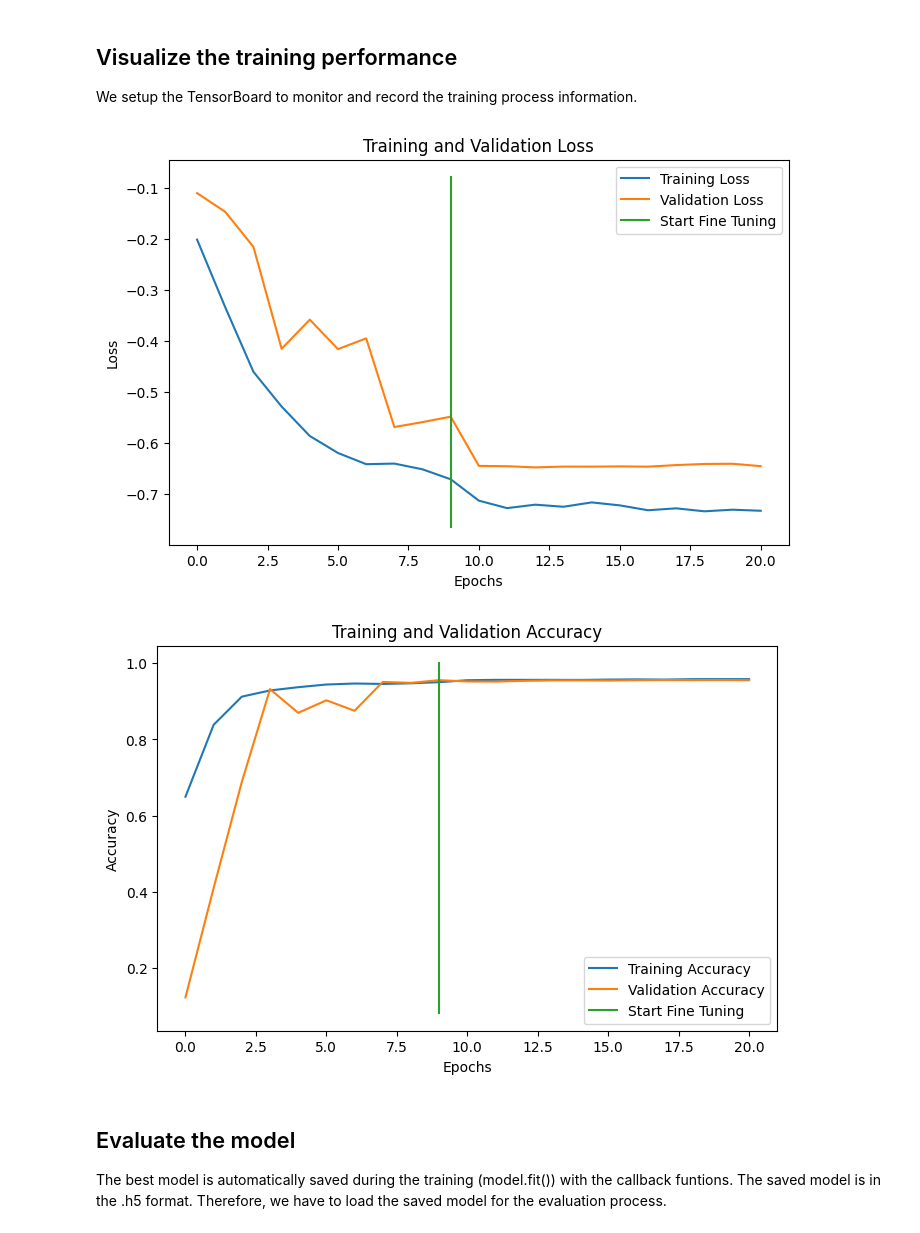
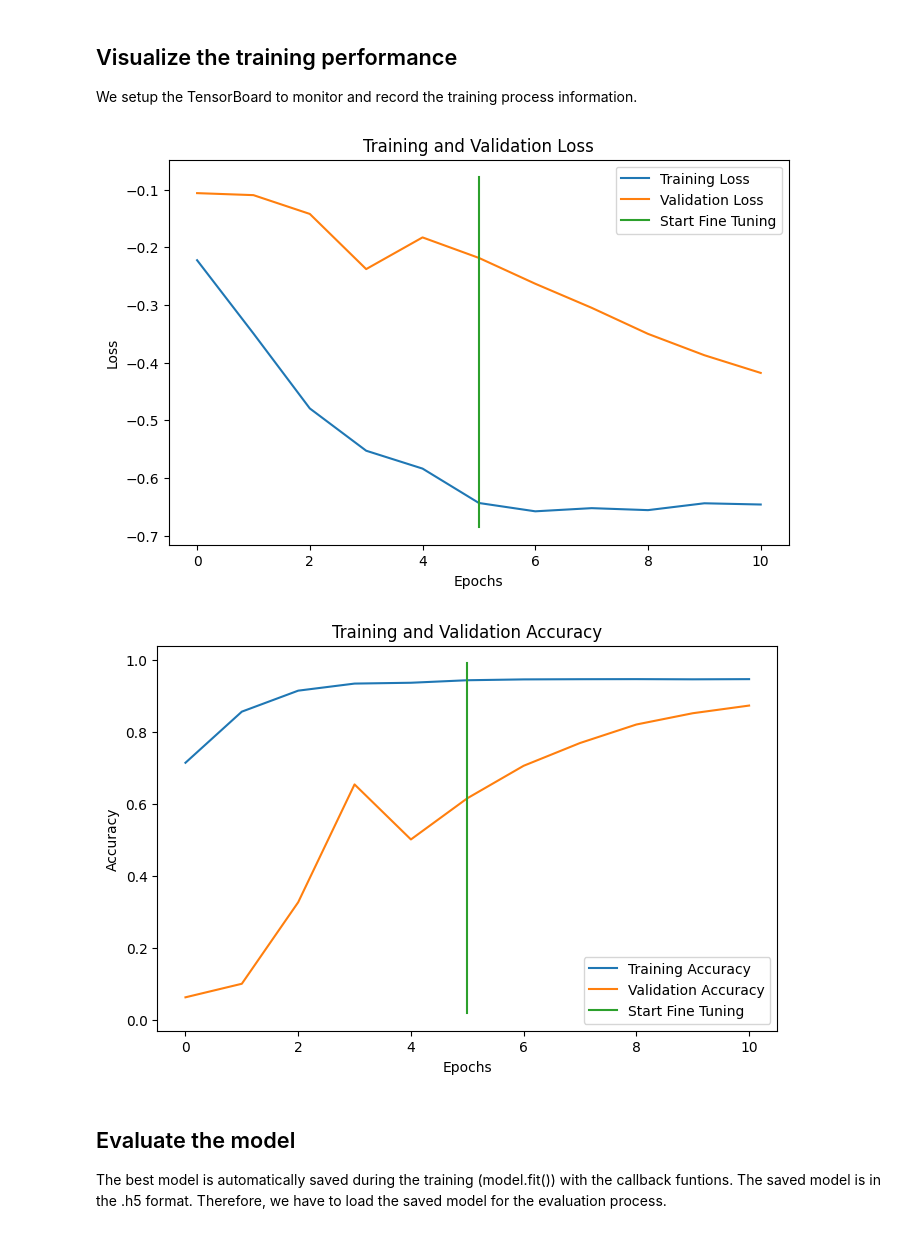
Before and after one commit to N-Jaro/segmentation_model_tutorial, a Jupyter notebook: Image_Segmentation_Tutorial_iguide.ipynb, the cells around one changed output. Drawn from its saved outputs; the diff is of its cells as text; code cells hidden in the pictures.

```diff
--- a/Image_Segmentation_Tutorial_iguide.ipynb
+++ b/Image_Segmentation_Tutorial_iguide.ipynb
@@ -192,16 +187,18 @@ Epoch 10/10
 # In the case that you want to run fine-tuning process, set the fintune flag to True and run this block.
 if(finetune):
 
-  # For fine-tuning we need to set the tranable flag to true for the whole model
-  base_model.trainable = True
+    # For fine-tuning we need to set the tranable flag to true for the whole model
+    base_model.trainable = True
 
-  # Recompile the model with the smaller learning rate at the optimizer (Adam(1e-5))
-  base_model.compile(optimizer = Adam(1e-5), loss = dice_coef_loss, metrics=[dice_coef,'accuracy'])
+    # Recompile the model with the smaller learning rate at the optimizer (Adam(1e-5))
+    base_model.compile(optimizer = Adam(1e-5), loss = dice_coef_loss, metrics=[dice_coef,'accuracy'])
 
-  # train the model again
-  train_history_2 = base_model.fit(x = X_train, y = Y_train,
+    finetune_epoch = 5
+
+    # train the model again
+    train_history_2 = base_model.fit(x = X_train, y = Y_train,
                               validation_data=(X_validation, Y_validation),
-                              batch_size=4,epochs=maxepoch+10,
+                              batch_size=4,epochs = maxepoch + finetune_epoch,
                               initial_epoch = len(train_history.history['val_loss'])-1,
                               verbose=1 ,callbacks=callbacks)
 # %% [output]
@@ -229,34 +221,36 @@ We setup the TensorBoard to monitor and record the training process information.
 # %%
 # Assuming you have the training history stored in a variable named 'history'
 loss = train_history.history['loss'] + train_history_2.history['loss']
 val_loss = train_history.history['val_loss'] + train_history_2.history['val_loss']
 accuracy = train_history.history['accuracy'] + train_history_2.history['accuracy']
 val_accuracy = train_history.history['val_accuracy'] + train_history_2.history['val_accuracy']
 
+start_finetune = len(train_history.history['val_loss'])
+
 # Plotting loss
 plt.figure(figsize=(8, 5))
 plt.plot(loss, label='Training Loss')
 plt.plot(val_loss, label='Validation Loss')
 plt.xlabel('Epochs')
 plt.ylabel('Loss')
-plt.plot([10-1,10-1],plt.ylim(), label='Start Fine Tuning')
+plt.plot([start_finetune,start_finetune],plt.ylim(), label='Start Fine Tuning')
 plt.title('Training and Validation Loss')
 plt.legend()
 plt.show()
 
 # Plotting accuracy
 plt.figure(figsize=(8, 5))
 plt.plot(accuracy, label='Training Accuracy')
 plt.plot(val_accuracy, label='Validation Accuracy')
 plt.xlabel('Epochs')
 plt.ylabel('Accuracy')
-plt.plot([10-1,10-1],plt.ylim(), label='Start Fine Tuning')
+plt.plot([start_finetune,start_finetune],plt.ylim(), label='Start Fine Tuning')
 plt.title('Training and Validation Accuracy')
 plt.legend()
 plt.show()
 # %% [output]
-[figure, old version]
+[figure, new version]
-[figure, old version]
+[figure, new version]
 # %% [markdown]
 ## Evaluate the model
 
```
Also changed, not shown: parts of 5 cells of this notebook.
